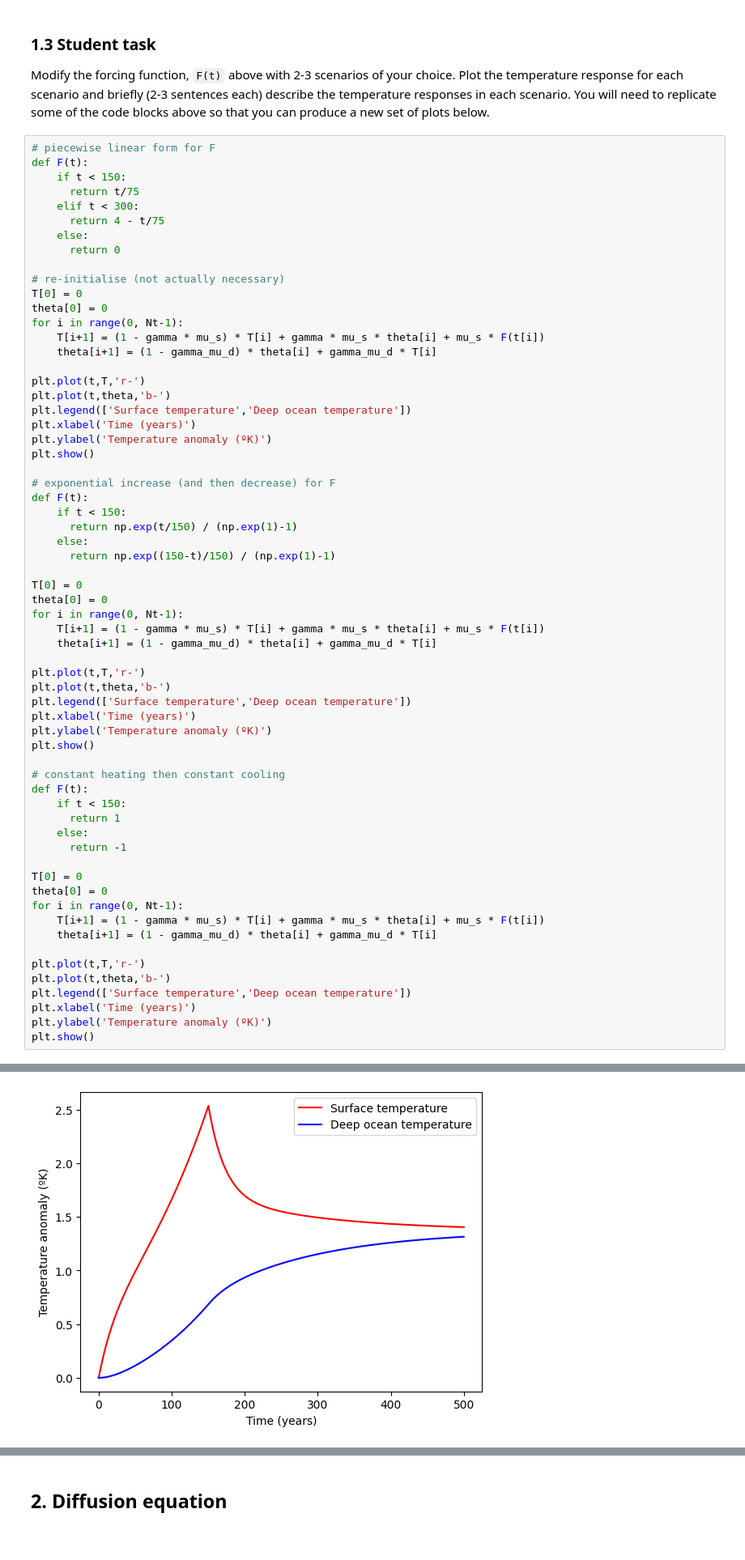
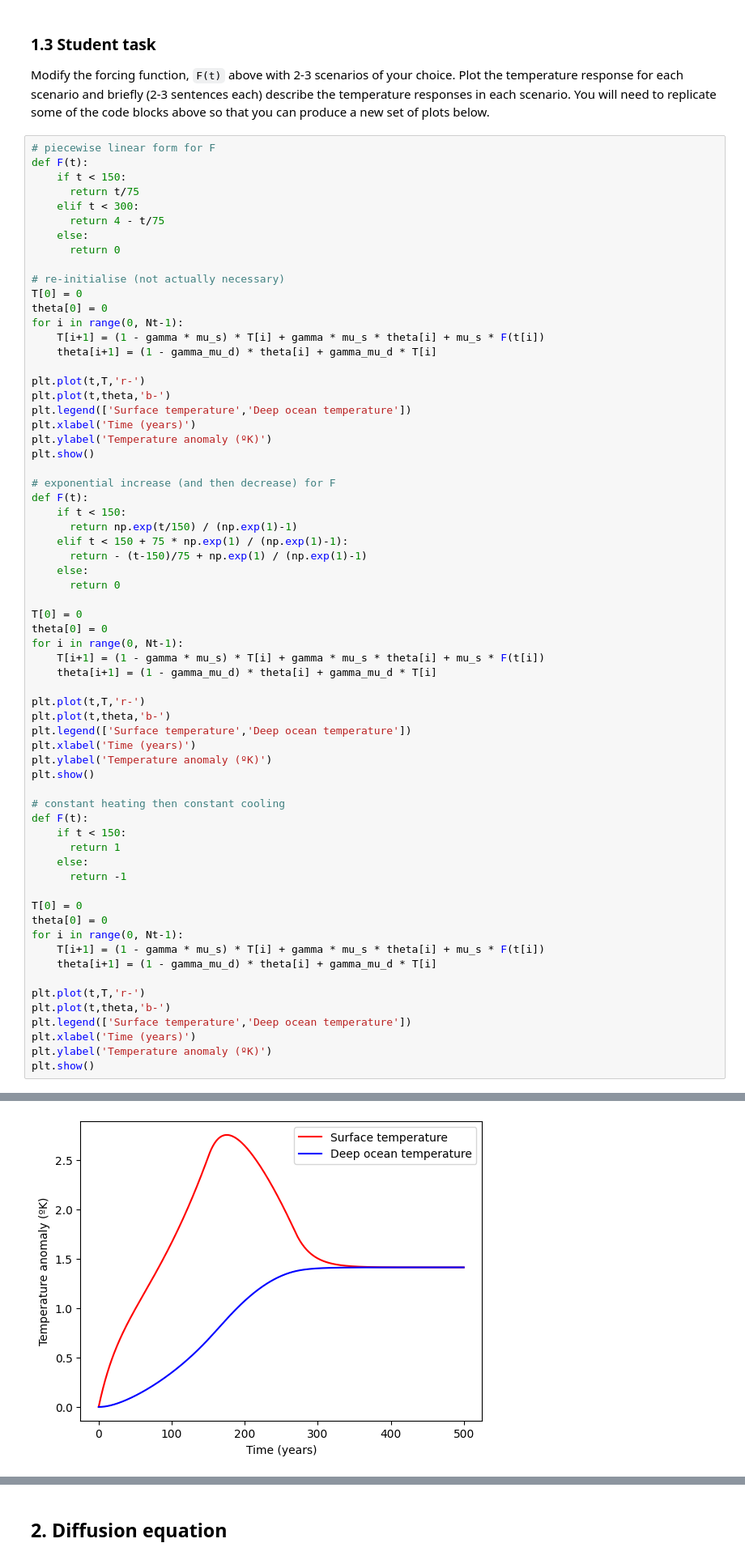
Before and after one commit to snakeplanteasyorigami/QCES, a Jupyter notebook: Project1_numerical_methods.ipynb, the cells around one changed output, grey strips where cells are left out. Shown at 81% size. Drawn from its saved outputs; the diff is of its cells as text.

```diff
--- a/Project1_numerical_methods.ipynb
+++ b/Project1_numerical_methods.ipynb
@@ -120,8 +122,10 @@ plt.show()
 def F(t):
     if t < 150:
       return np.exp(t/150) / (np.exp(1)-1)
+    elif t < 150 + 75 * np.exp(1) / (np.exp(1)-1):
+      return - (t-150)/75 + np.exp(1) / (np.exp(1)-1)
     else:
-      return np.exp((150-t)/150) / (np.exp(1)-1)
+      return 0
 
 T[0] = 0
 theta[0] = 0
@@ -130,32 +134,32 @@ for i in range(0, Nt-1):
     theta[i+1] = (1 - gamma_mu_d) * theta[i] + gamma_mu_d * T[i]
 
 plt.plot(t,T,'r-')
 plt.plot(t,theta,'b-')
 plt.legend(['Surface temperature','Deep ocean temperature'])
 plt.xlabel('Time (years)')
 plt.ylabel('Temperature anomaly (ºK)')
 plt.show()
 
 # constant heating then constant cooling
 def F(t):
     if t < 150:
       return 1
     else:
       return -1
 
 T[0] = 0
 theta[0] = 0
 for i in range(0, Nt-1):
     T[i+1] = (1 - gamma * mu_s) * T[i] + gamma * mu_s * theta[i] + mu_s * F(t[i])
     theta[i+1] = (1 - gamma_mu_d) * theta[i] + gamma_mu_d * T[i]
 
 plt.plot(t,T,'r-')
 plt.plot(t,theta,'b-')
 plt.legend(['Surface temperature','Deep ocean temperature'])
 plt.xlabel('Time (years)')
 plt.ylabel('Temperature anomaly (ºK)')
 plt.show()
 # %% [output]
 [figure]
-[figure, old version]
+[figure, new version]
 [figure]
```
Also changed, not shown: parts of 12 cells of this notebook.
